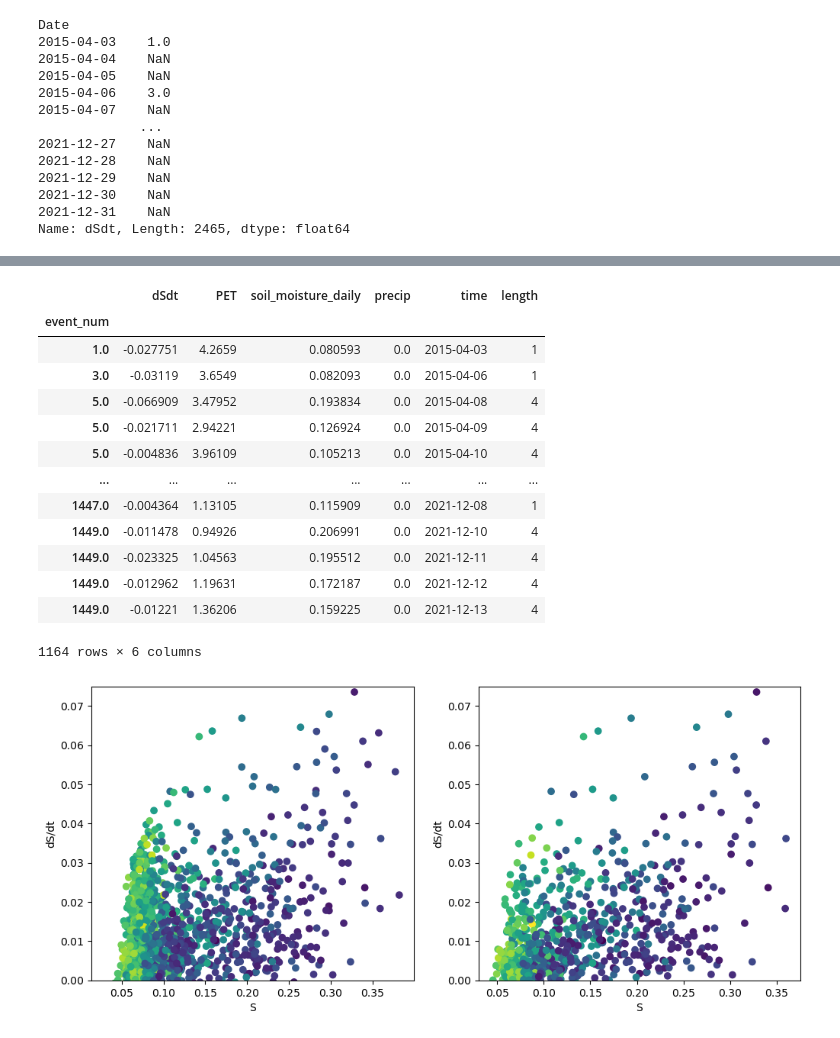
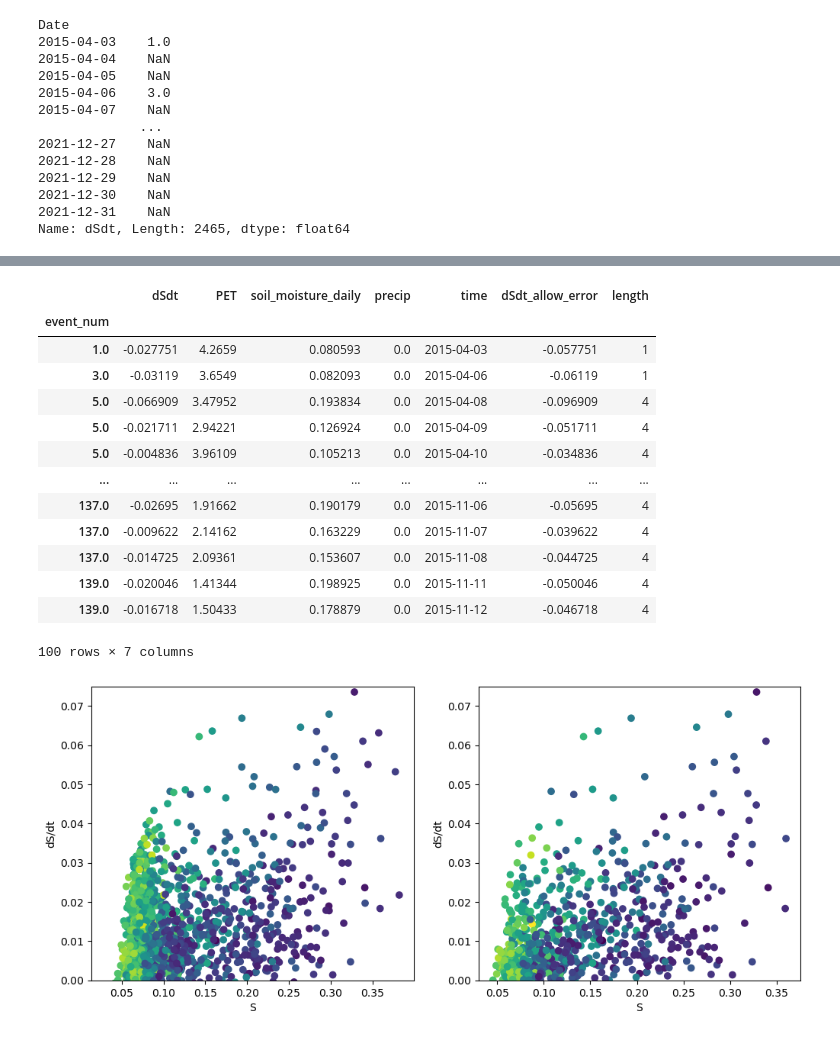
Before and after one commit to RY4GIT/SMSigxSMAP, a Jupyter notebook: 2_code_to_analyze/test_drydown_period_from_pt_sample.ipynb, the cells around one changed output, grey strips where cells are left out. Saved outputs shown, nothing was run; the diff lists cells and outputs as text; code cells hidden in the pictures.

```diff
--- a/2_code_to_analyze/test_drydown_period_from_pt_sample.ipynb
+++ b/2_code_to_analyze/test_drydown_period_from_pt_sample.ipynb
@@ -211,3 +211,7 @@ ds_synced.head()
 | 2015-04-05 | 0.073338 | 0.0 | 3.96359 | 0.073338 | 0.020496 | 1.0 | 0.008755 |
 | 2015-04-06 | 0.082093 | 0.0 | 3.65490 | 0.082093 | 0.008755 | 1.0 | -0.031190 |
 | 2015-04-07 | 0.050903 | 0.0 | 2.23610 | 0.050903 | -0.031190 | 1.0 | 0.142930 |
+# %%
+dSdt_thresh = 0.03
+ds_synced['dSdt_allow_error'] = ds_synced['dSdt'] - dSdt_thresh
+ds_synced.head()
@@ -313,6 +326,7 @@ Name: dSdt, Length: 2465, dtype: float64
 ds_synced['event_num'] = event_num
 # %%
 grouped_dSdt = ds_synced.groupby('event_num')['dSdt'].apply(list)
+grouped_dSdt_w_error = ds_synced.groupby('event_num')['dSdt_allow_error'].apply(list)
 grouped_PET = ds_synced.groupby('event_num')['PET'].apply(list)
 grouped_sm = ds_synced.groupby('event_num')['soil_moisture_daily'].apply(list)
 grouped_precip = ds_synced.groupby('event_num')['precip'].apply(list)
@@ -324,7 +338,8 @@ grouped_dSdt = pd.DataFrame(grouped_dSdt)
 grouped_datasets = grouped_dSdt.merge(grouped_PET, on='event_num', how='outer') \
                .merge(grouped_sm, on='event_num', how='outer') \
                .merge(grouped_precip, on='event_num', how='outer') \
-               .merge(grouped_time, on='event_num', how='outer')
+               .merge(grouped_time, on='event_num', how='outer') \
+            .merge(grouped_dSdt_w_error, on='event_num', how='outer')
 # %%
 grouped_datasets.head()
 # %% [output]
@@ -345,21 +365,21 @@ grouped_datasets['length'].hist()
 # %%
-exploded_df = grouped_datasets.explode(['dSdt', 'PET', 'soil_moisture_daily', 'precip', 'time'])
-exploded_df
+exploded_df = grouped_datasets.explode(['dSdt', 'PET', 'soil_moisture_daily', 'precip', 'time', 'dSdt_allow_error'])
+exploded_df.head(100)
 # %% [output]
-|  | dSdt | PET | soil_moisture_daily | precip | time | length |
-| event_num |  |  |  |  |  |  |
-| 1.0 | -0.027751 | 4.2659 | 0.080593 | 0.0 | 2015-04-03 | 1 |
-| 3.0 | -0.03119 | 3.6549 | 0.082093 | 0.0 | 2015-04-06 | 1 |
-| 5.0 | -0.066909 | 3.47952 | 0.193834 | 0.0 | 2015-04-08 | 4 |
-| 5.0 | -0.021711 | 2.94221 | 0.126924 | 0.0 | 2015-04-09 | 4 |
-| 5.0 | -0.004836 | 3.96109 | 0.105213 | 0.0 | 2015-04-10 | 4 |
-| ... | ... | ... | ... | ... | ... | ... |
-| 1447.0 | -0.004364 | 1.13105 | 0.115909 | 0.0 | 2021-12-08 | 1 |
-| 1449.0 | -0.011478 | 0.94926 | 0.206991 | 0.0 | 2021-12-10 | 4 |
-| 1449.0 | -0.023325 | 1.04563 | 0.195512 | 0.0 | 2021-12-11 | 4 |
-| 1449.0 | -0.012962 | 1.19631 | 0.172187 | 0.0 | 2021-12-12 | 4 |
-| 1449.0 | -0.01221 | 1.36206 | 0.159225 | 0.0 | 2021-12-13 | 4 |
+|  | dSdt | PET | soil_moisture_daily | precip | time | dSdt_allow_error | length |
+| event_num |  |  |  |  |  |  |  |
+| 1.0 | -0.027751 | 4.2659 | 0.080593 | 0.0 | 2015-04-03 | -0.057751 | 1 |
+| 3.0 | -0.03119 | 3.6549 | 0.082093 | 0.0 | 2015-04-06 | -0.06119 | 1 |
+| 5.0 | -0.066909 | 3.47952 | 0.193834 | 0.0 | 2015-04-08 | -0.096909 | 4 |
+| 5.0 | -0.021711 | 2.94221 | 0.126924 | 0.0 | 2015-04-09 | -0.051711 | 4 |
+| 5.0 | -0.004836 | 3.96109 | 0.105213 | 0.0 | 2015-04-10 | -0.034836 | 4 |
+| ... | ... | ... | ... | ... | ... | ... | ... |
+| 137.0 | -0.02695 | 1.91662 | 0.190179 | 0.0 | 2015-11-06 | -0.05695 | 4 |
+| 137.0 | -0.009622 | 2.14162 | 0.163229 | 0.0 | 2015-11-07 | -0.039622 | 4 |
+| 137.0 | -0.014725 | 2.09361 | 0.153607 | 0.0 | 2015-11-08 | -0.044725 | 4 |
+| 139.0 | -0.020046 | 1.41344 | 0.198925 | 0.0 | 2015-11-11 | -0.050046 | 4 |
+| 139.0 | -0.016718 | 1.50433 | 0.178879 | 0.0 | 2015-11-12 | -0.046718 | 4 |
-1164 rows × 6 columns
+100 rows × 7 columns
 # %%
 x1 = ds_synced.soil_moisture_daily.values
 y1 = ds_synced.dSdt.values * -1
```
Also changed, not shown: parts of 13 cells of this notebook.
